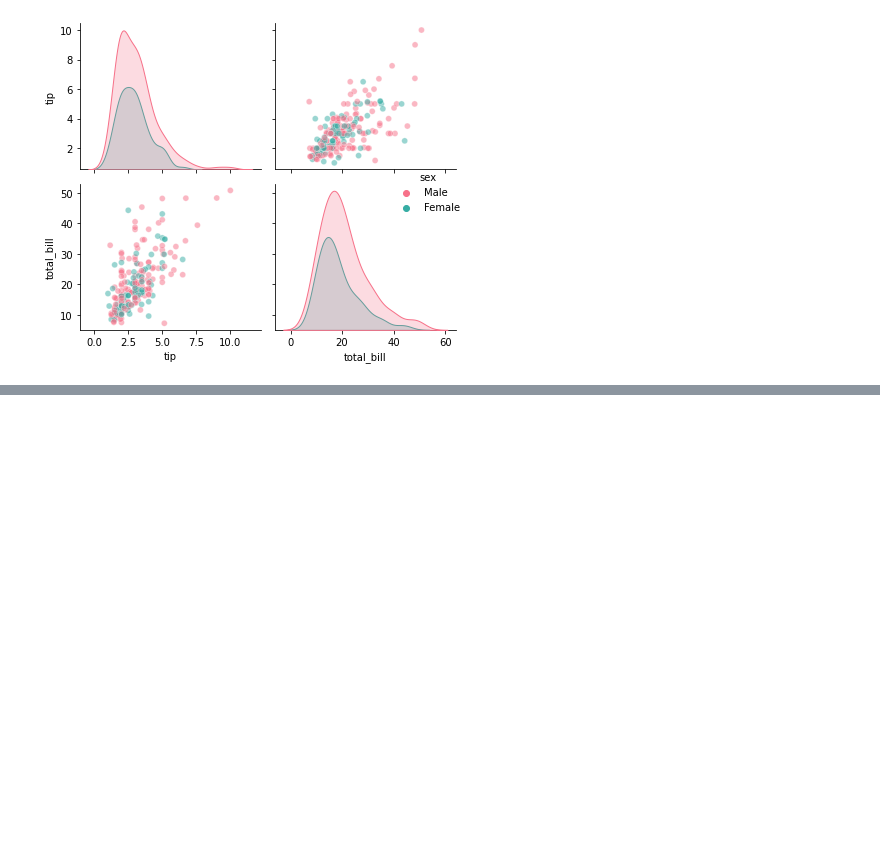
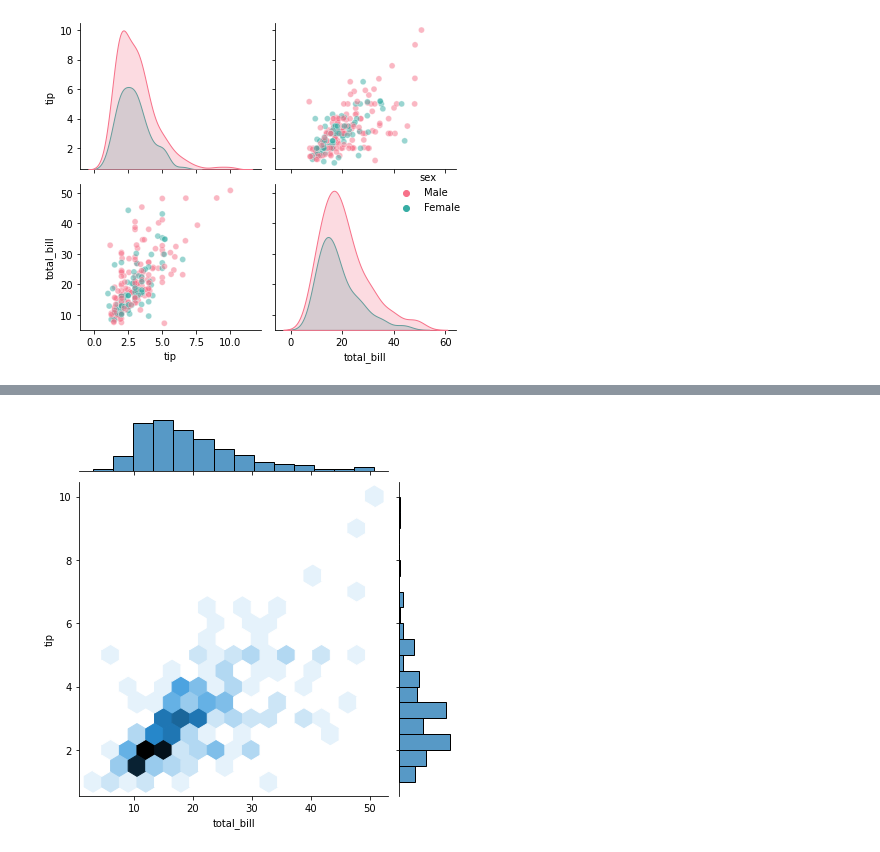
Before and after one commit to danielwon01/DataCamp_Data-Scientist-with-Python, a Jupyter notebook: study_/Seaborn Categorical Plot Types.ipynb, the cells around one changed output, grey strips where cells are left out. Drawn from its saved outputs; the diff is of its cells as text; code cells hidden in the pictures; blank space fills up the shorter version.

```diff
--- a/study_/Seaborn Categorical Plot Types.ipynb
+++ b/study_/Seaborn Categorical Plot Types.ipynb
@@ -169,0 +183,6 @@ plt.show()
+# %%
+# jointplot
+sns.jointplot(data = df , x = "total_bill", y= "tip" , kind = "hex")
+plt.show()
+# %% [output]
+[figure, added]
```
Also changed, not shown: parts of 5 cells of this notebook, 1 other file.
